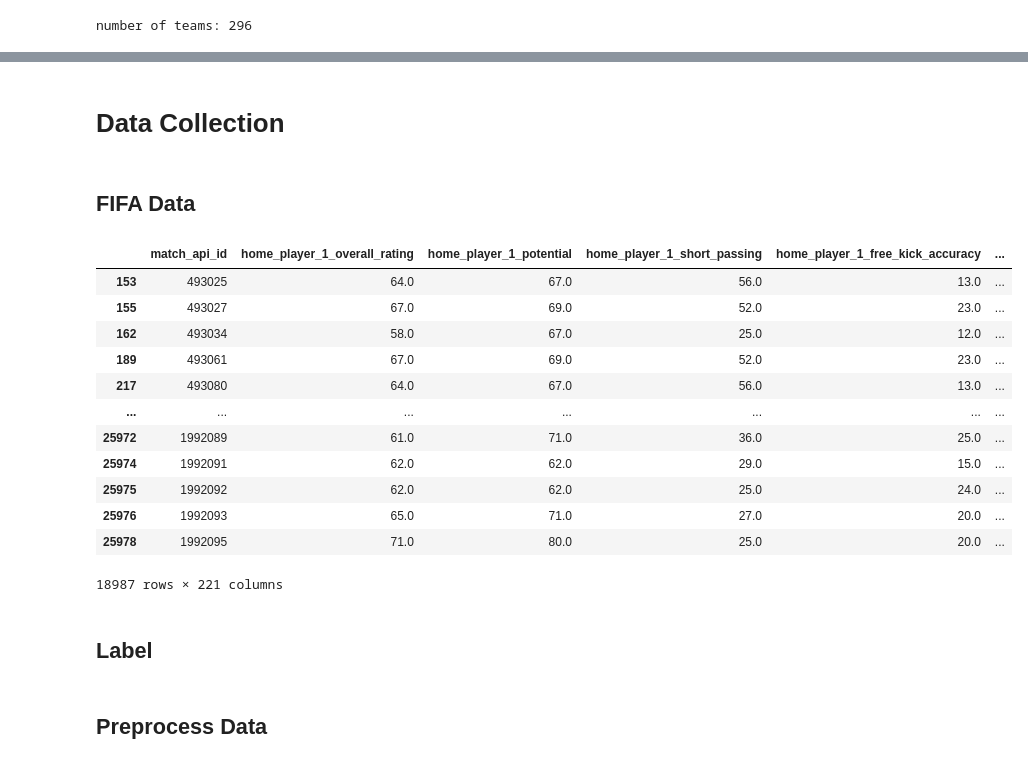
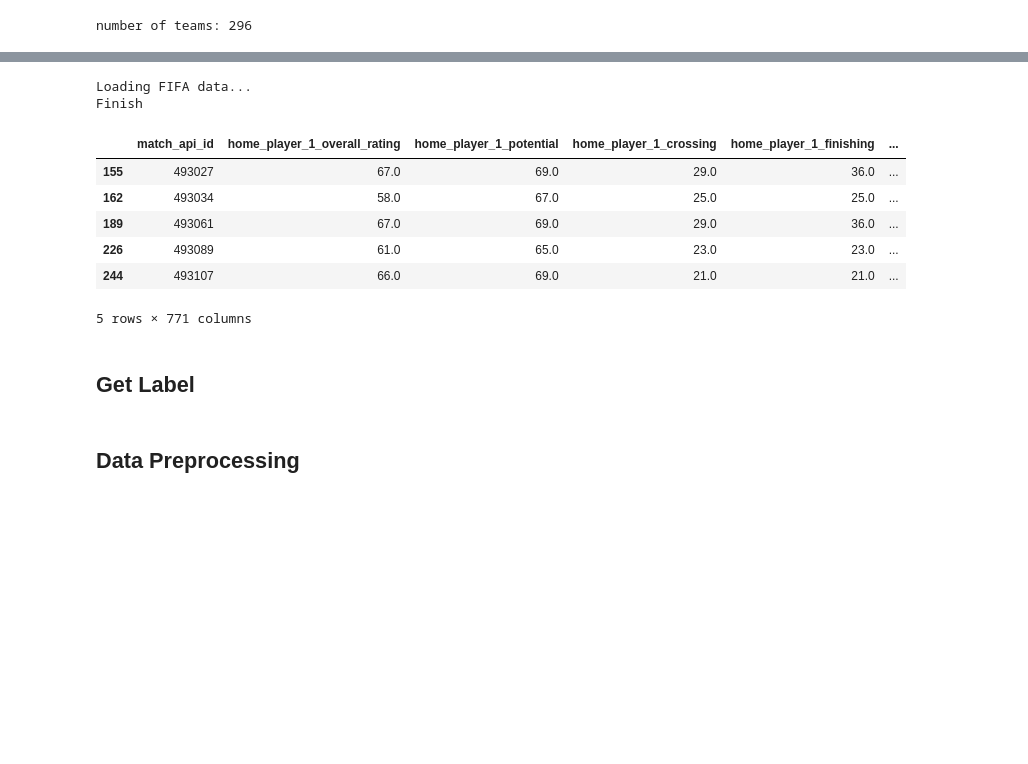
Before and after one commit to yahsiuhsieh/european-soccer, a Jupyter notebook: european_soccer.ipynb, the cells around one changed output, grey strips where cells are left out. Saved outputs shown, nothing was run; the diff lists cells and outputs as text; code cells hidden in the pictures; blank space fills up the shorter version.

```diff
--- a/european_soccer.ipynb
+++ b/european_soccer.ipynb
@@ -87,0 +335,6 @@ matches = pd.read_sql("SELECT * FROM Match", data)
+# %%
+# replace attribute names with numbers to avoid overlappings in parallel plot x-axis
+newColNames = list(range(len(select_features)))
+res = {list(Pan.columns)[i]: newColNames[i] for i in range(len(list(Pan.columns)[:-1]))}
+Pan.rename(columns=res, inplace=True)
+Pan.head()
@@ -87,0 +358,14 @@ matches = pd.read_sql("SELECT * FROM Match", data)
+# %%
+# used to find the feature names corresponding to the numbers on x-axis above
+# featureNum contains features that have relatively larger variances for three classes
+feature_id = [0,2,3,5,6,7,8,9,10,11,12,13,14,16,17,21,24,25,26,27,28,29]
+select_PCA_features = []
+
+for f_name, f_id in res.items():
+    if f_id in feature_id:
+        select_PCA_features.append(f_name)
+
+x = player_attributes.loc[:, select_PCA_features].values
+
+# Standardizing the features
+x = StandardScaler().fit_transform(x)
@@ -88,5 +522,5 @@ matches = pd.read_sql("SELECT * FROM Match", data)
 # %%
-# interested columns
+# interested match columns
 cols = ["date", "match_api_id", "home_team_api_id", "away_team_api_id", "home_team_goal", "away_team_goal",
         "home_player_1", "home_player_2", "home_player_3", "home_player_4", "home_player_5",
         "home_player_6", "home_player_7", "home_player_8", "home_player_9", "home_player_10",
@@ -95,7 +529,7 @@ cols = ["date", "match_api_id", "home_team_api_id", "away_team_api_id", "home_te
         "away_player_10", "away_player_11"]
 
 matches = matches.dropna(subset=cols)[cols]
+fifa_data = get_FIFA(matches, player_attributes, load_data=True)
+# %% [output]
+Loading FIFA data...
+Finish
-# %% [markdown]
-# Data Collection
-# %% [markdown]
-## FIFA Data
@@ -161,24 +536,16 @@ def get_FIFA(match_data, player_data, path="", load_data=False, select_partial_a
-# %%
-fifa_data = get_FIFA(matches, player_attributes, load_data=True, select_partial_attributes=True)
 # %%
 fifa_data = fifa_data.dropna().select_dtypes(['number'])
-fifa_data
+fifa_data.head()
 # %% [output]
-|  | match_api_id | home_player_1_overall_rating | home_player_1_potential | home_player_1_short_passing | home_player_1_free_kick_accuracy | ... |
-| 153 | 493025 | 64.0 | 67.0 | 56.0 | 13.0 | ... |
-| 155 | 493027 | 67.0 | 69.0 | 52.0 | 23.0 | ... |
-| 162 | 493034 | 58.0 | 67.0 | 25.0 | 12.0 | ... |
-| 189 | 493061 | 67.0 | 69.0 | 52.0 | 23.0 | ... |
-| 217 | 493080 | 64.0 | 67.0 | 56.0 | 13.0 | ... |
-| ... | ... | ... | ... | ... | ... | ... |
-| 25972 | 1992089 | 61.0 | 71.0 | 36.0 | 25.0 | ... |
-| 25974 | 1992091 | 62.0 | 62.0 | 29.0 | 15.0 | ... |
-| 25975 | 1992092 | 62.0 | 62.0 | 25.0 | 24.0 | ... |
-| 25976 | 1992093 | 65.0 | 71.0 | 27.0 | 20.0 | ... |
-| 25978 | 1992095 | 71.0 | 80.0 | 25.0 | 20.0 | ... |
+|  | match_api_id | home_player_1_overall_rating | home_player_1_potential | home_player_1_crossing | home_player_1_finishing | ... |
+| 155 | 493027 | 67.0 | 69.0 | 29.0 | 36.0 | ... |
+| 162 | 493034 | 58.0 | 67.0 | 25.0 | 25.0 | ... |
+| 189 | 493061 | 67.0 | 69.0 | 29.0 | 36.0 | ... |
+| 226 | 493089 | 61.0 | 65.0 | 23.0 | 23.0 | ... |
+| 244 | 493107 | 66.0 | 69.0 | 21.0 | 21.0 | ... |
-18987 rows × 221 columns
+5 rows × 771 columns
 # %% [markdown]
-## Label
+## Get Label
 # %%
 def get_label_from_match(match):
     """
@@ -203,7 +570,7 @@ labels = labels[labels["match_api_id"].isin(fifa_data["match_api_id"])]
 data = pd.merge(fifa_data, labels, on="match_api_id")
 data.drop("match_api_id", axis=1, inplace=True)
 # %% [markdown]
-## Preprocess Data
+## Data Preprocessing
 # %%
 # extract features and label data
 labels = data.loc[:, "label"]
```
Also changed, not shown: parts of 70 cells of this notebook.
